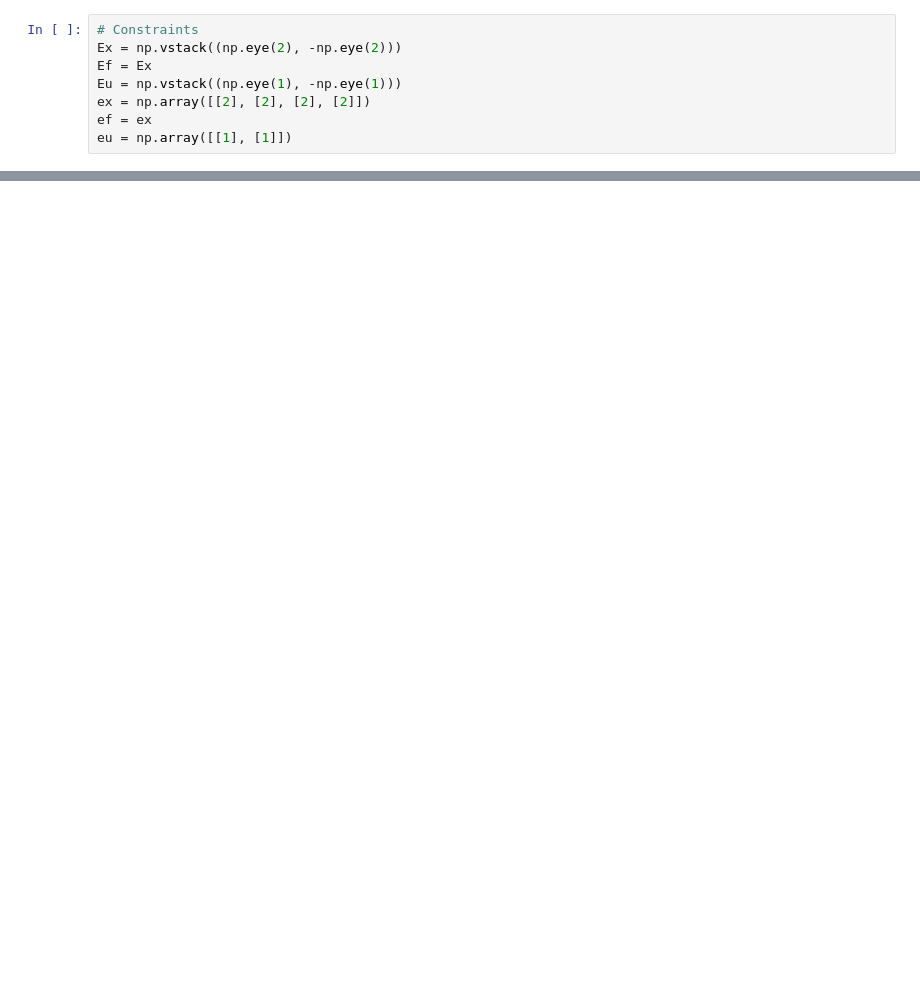
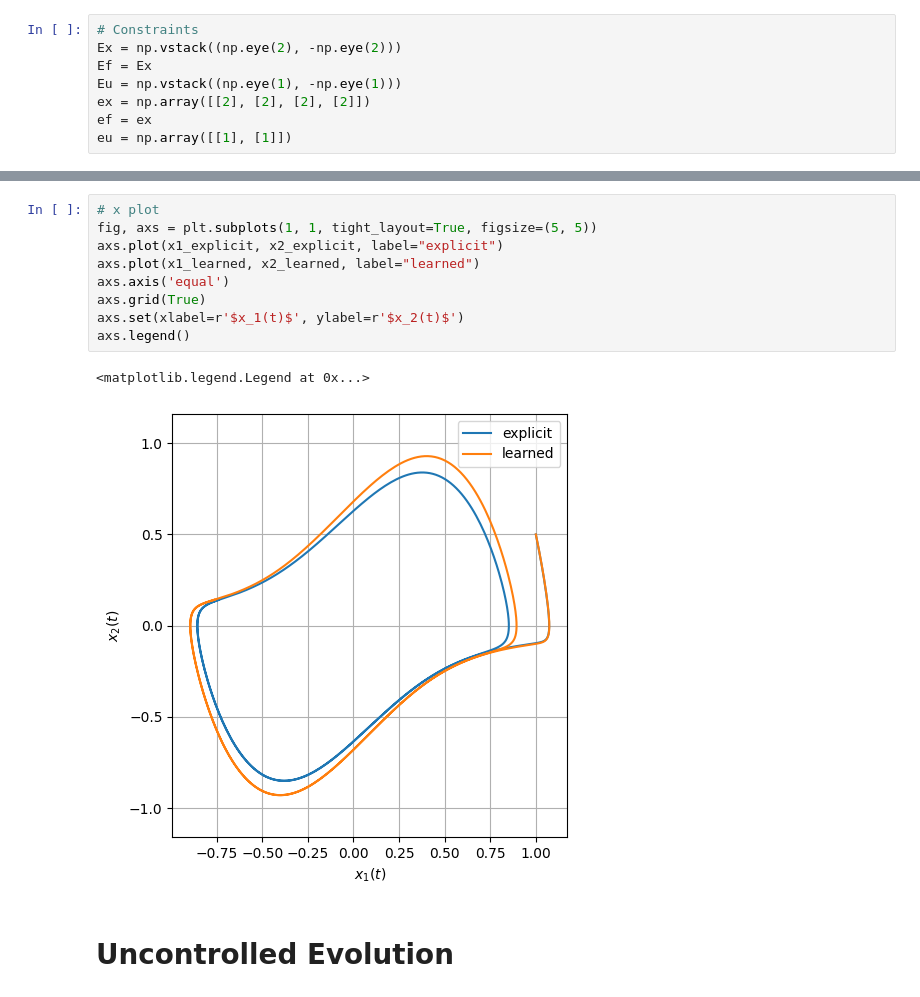
Before and after one commit to AlbertoZaupa/numerical_experiments, a Jupyter notebook: KoopMPC/VdP_osc_example.ipynb, the cells around one changed output, grey strips where cells are left out. Cells and saved outputs as stored; diff of their text form; blank space fills up the shorter version.

```diff
--- a/KoopMPC/VdP_osc_example.ipynb
+++ b/KoopMPC/VdP_osc_example.ipynb
@@ -60,0 +100,14 @@ axs.set(xlabel=r'$x_1(t)$', ylabel=r'$x_2(t)$')
+# %%
+# x plot
+fig, axs = plt.subplots(1, 1, tight_layout=True, figsize=(5, 5))
+axs.plot(x1_explicit, x2_explicit, label="explicit")
+axs.plot(x1_learned, x2_learned, label="learned")
+axs.axis('equal')
+axs.grid(True)
+axs.set(xlabel=r'$x_1(t)$', ylabel=r'$x_2(t)$')
+axs.legend()
+# %% [output]
+<matplotlib.legend.Legend at 0x...>
+[figure, added]
+# %% [markdown]
+# Uncontrolled Evolution
```
Also changed, not shown: parts of 14 cells of this notebook, 8 other files.
